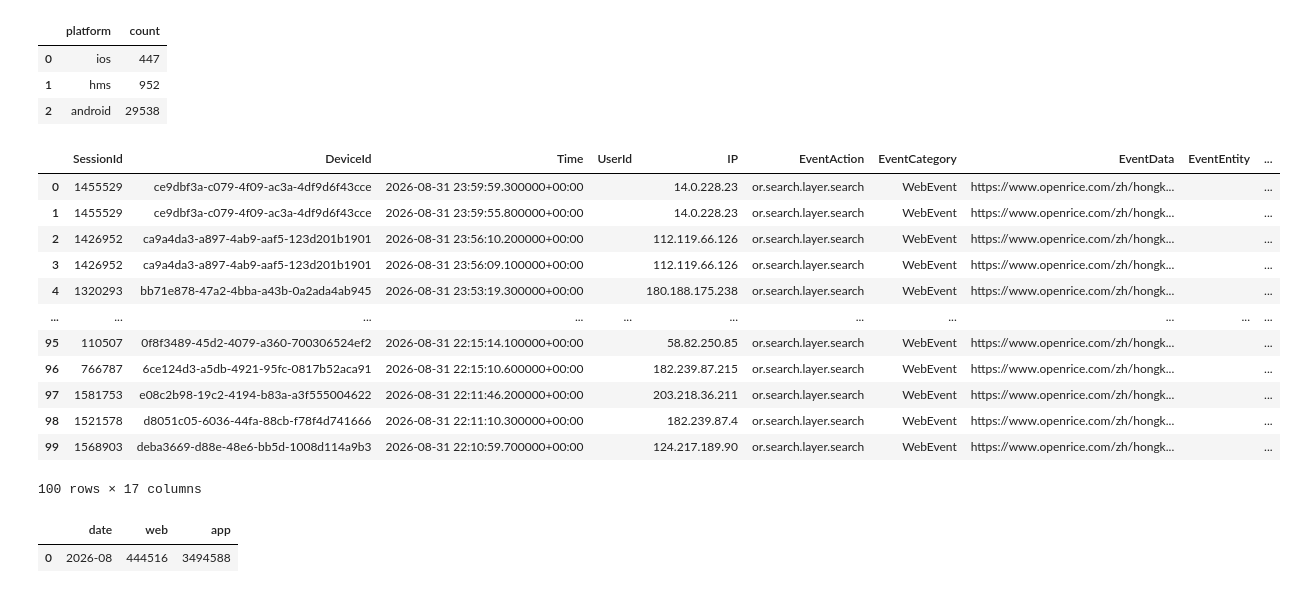
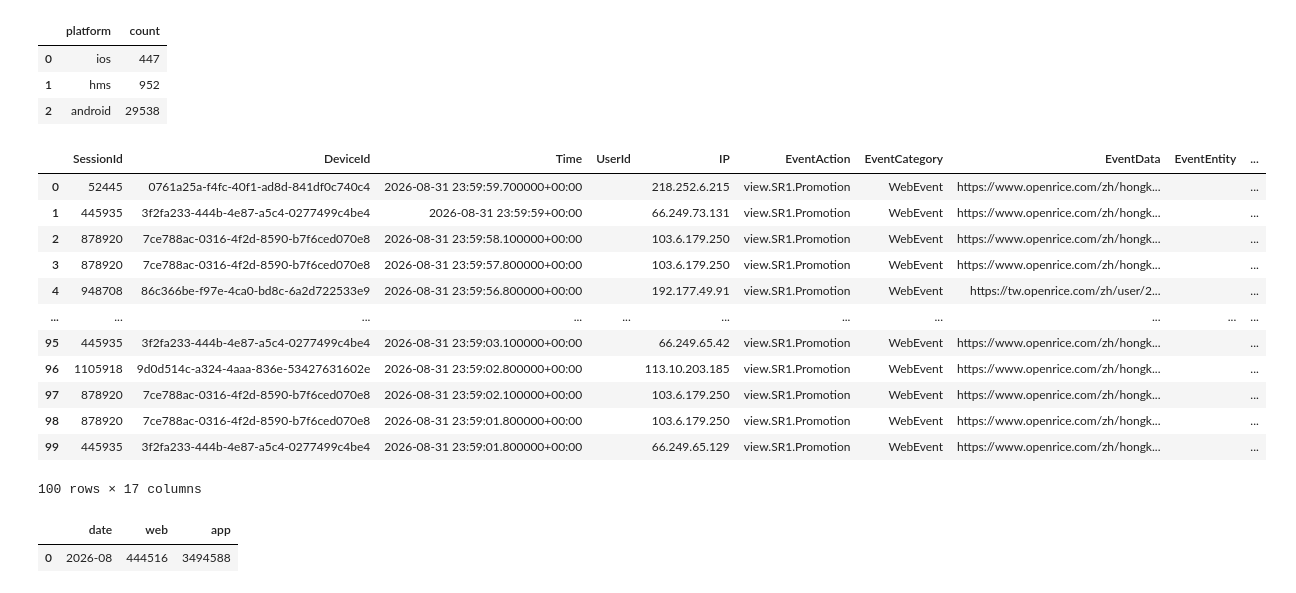
Before and after one commit to lenaopr/2026_09, a Jupyter notebook: 2026_09_21/LSLS/LSLS.ipynb, the cells around one changed output. Saved outputs shown, nothing was run; the diff lists cells and outputs as text; code cells hidden in the pictures.

```diff
--- a/2026_09_21/LSLS/LSLS.ipynb
+++ b/2026_09_21/LSLS/LSLS.ipynb
@@ -160,27 +160,27 @@ df_big_query_5
 # %%
 check_sql = f"""
 SELECT *
 FROM `openrice-production.ORGA.PV_{year}{str_month}*`
 WHERE platform IN ('desktop', 'mobile')
-AND LOWER(EventAction) LIKE '%or.search.layer.search%'
+AND LOWER(EventAction) LIKE '%view.sr1.promotion%'
 ORDER BY time DESC
 LIMIT 100
 """
 
 web_lms_records = client.query(check_sql).result().to_dataframe()
 web_lms_records
 # %% [output]
 |  | SessionId | DeviceId | Time | UserId | IP | EventAction | EventCategory | EventData | EventEntity | ... |
-| 0 | 1455529 | ce9dbf3a-c079-4f09-ac3a-4df9d6f43cce | 2026-08-31 23:59:59.300000+00:00 |  | 14.0.228.23 | or.search.layer.search | WebEvent | https://www.openrice.com/zh/hongk... |  | ... |
-| 1 | 1455529 | ce9dbf3a-c079-4f09-ac3a-4df9d6f43cce | 2026-08-31 23:59:55.800000+00:00 |  | 14.0.228.23 | or.search.layer.search | WebEvent | https://www.openrice.com/zh/hongk... |  | ... |
-| 2 | 1426952 | ca9a4da3-a897-4ab9-aaf5-123d201b1901 | 2026-08-31 23:56:10.200000+00:00 |  | 112.119.66.126 | or.search.layer.search | WebEvent | https://www.openrice.com/zh/hongk... |  | ... |
-| 3 | 1426952 | ca9a4da3-a897-4ab9-aaf5-123d201b1901 | 2026-08-31 23:56:09.100000+00:00 |  | 112.119.66.126 | or.search.layer.search | WebEvent | https://www.openrice.com/zh/hongk... |  | ... |
-| 4 | 1320293 | bb71e878-47a2-4bba-a43b-0a2ada4ab945 | 2026-08-31 23:53:19.300000+00:00 |  | 180.188.175.238 | or.search.layer.search | WebEvent | https://www.openrice.com/zh/hongk... |  | ... |
+| 0 | 52445 | 0761a25a-f4fc-40f1-ad8d-841df0c740c4 | 2026-08-31 23:59:59.700000+00:00 |  | 218.252.6.215 | view.SR1.Promotion | WebEvent | https://www.openrice.com/zh/hongk... |  | ... |
+| 1 | 445935 | 3f2fa233-444b-4e87-a5c4-0277499c4be4 | 2026-08-31 23:59:59+00:00 |  | 66.249.73.131 | view.SR1.Promotion | WebEvent | https://www.openrice.com/zh/hongk... |  | ... |
+| 2 | 878920 | 7ce788ac-0316-4f2d-8590-b7f6ced070e8 | 2026-08-31 23:59:58.100000+00:00 |  | 103.6.179.250 | view.SR1.Promotion | WebEvent | https://www.openrice.com/zh/hongk... |  | ... |
+| 3 | 878920 | 7ce788ac-0316-4f2d-8590-b7f6ced070e8 | 2026-08-31 23:59:57.800000+00:00 |  | 103.6.179.250 | view.SR1.Promotion | WebEvent | https://www.openrice.com/zh/hongk... |  | ... |
+| 4 | 948708 | 86c366be-f97e-4ca0-bd8c-6a2d722533e9 | 2026-08-31 23:59:56.800000+00:00 |  | 192.177.49.91 | view.SR1.Promotion | WebEvent | https://tw.openrice.com/zh/user/2... |  | ... |
 | ... | ... | ... | ... | ... | ... | ... | ... | ... | ... | ... |
-| 95 | 110507 | 0f8f3489-45d2-4079-a360-700306524ef2 | 2026-08-31 22:15:14.100000+00:00 |  | 58.82.250.85 | or.search.layer.search | WebEvent | https://www.openrice.com/zh/hongk... |  | ... |
-| 96 | 766787 | 6ce124d3-a5db-4921-95fc-0817b52aca91 | 2026-08-31 22:15:10.600000+00:00 |  | 182.239.87.215 | or.search.layer.search | WebEvent | https://www.openrice.com/zh/hongk... |  | ... |
-| 97 | 1581753 | e08c2b98-19c2-4194-b83a-a3f555004622 | 2026-08-31 22:11:46.200000+00:00 |  | 203.218.36.211 | or.search.layer.search | WebEvent | https://www.openrice.com/zh/hongk... |  | ... |
-| 98 | 1521578 | d8051c05-6036-44fa-88cb-f78f4d741666 | 2026-08-31 22:11:10.300000+00:00 |  | 182.239.87.4 | or.search.layer.search | WebEvent | https://www.openrice.com/zh/hongk... |  | ... |
-| 99 | 1568903 | deba3669-d88e-48e6-bb5d-1008d114a9b3 | 2026-08-31 22:10:59.700000+00:00 |  | 124.217.189.90 | or.search.layer.search | WebEvent | https://www.openrice.com/zh/hongk... |  | ... |
+| 95 | 445935 | 3f2fa233-444b-4e87-a5c4-0277499c4be4 | 2026-08-31 23:59:03.100000+00:00 |  | 66.249.65.42 | view.SR1.Promotion | WebEvent | https://www.openrice.com/zh/hongk... |  | ... |
+| 96 | 1105918 | 9d0d514c-a324-4aaa-836e-53427631602e | 2026-08-31 23:59:02.800000+00:00 |  | 113.10.203.185 | view.SR1.Promotion | WebEvent | https://www.openrice.com/zh/hongk... |  | ... |
+| 97 | 878920 | 7ce788ac-0316-4f2d-8590-b7f6ced070e8 | 2026-08-31 23:59:02.100000+00:00 |  | 103.6.179.250 | view.SR1.Promotion | WebEvent | https://www.openrice.com/zh/hongk... |  | ... |
+| 98 | 878920 | 7ce788ac-0316-4f2d-8590-b7f6ced070e8 | 2026-08-31 23:59:01.800000+00:00 |  | 103.6.179.250 | view.SR1.Promotion | WebEvent | https://www.openrice.com/zh/hongk... |  | ... |
+| 99 | 445935 | 3f2fa233-444b-4e87-a5c4-0277499c4be4 | 2026-08-31 23:59:01.800000+00:00 |  | 66.249.65.129 | view.SR1.Promotion | WebEvent | https://www.openrice.com/zh/hongk... |  | ... |
 100 rows × 17 columns
 # %%
```
Also changed, not shown: parts of 1 cell of this notebook, 3 other files.
